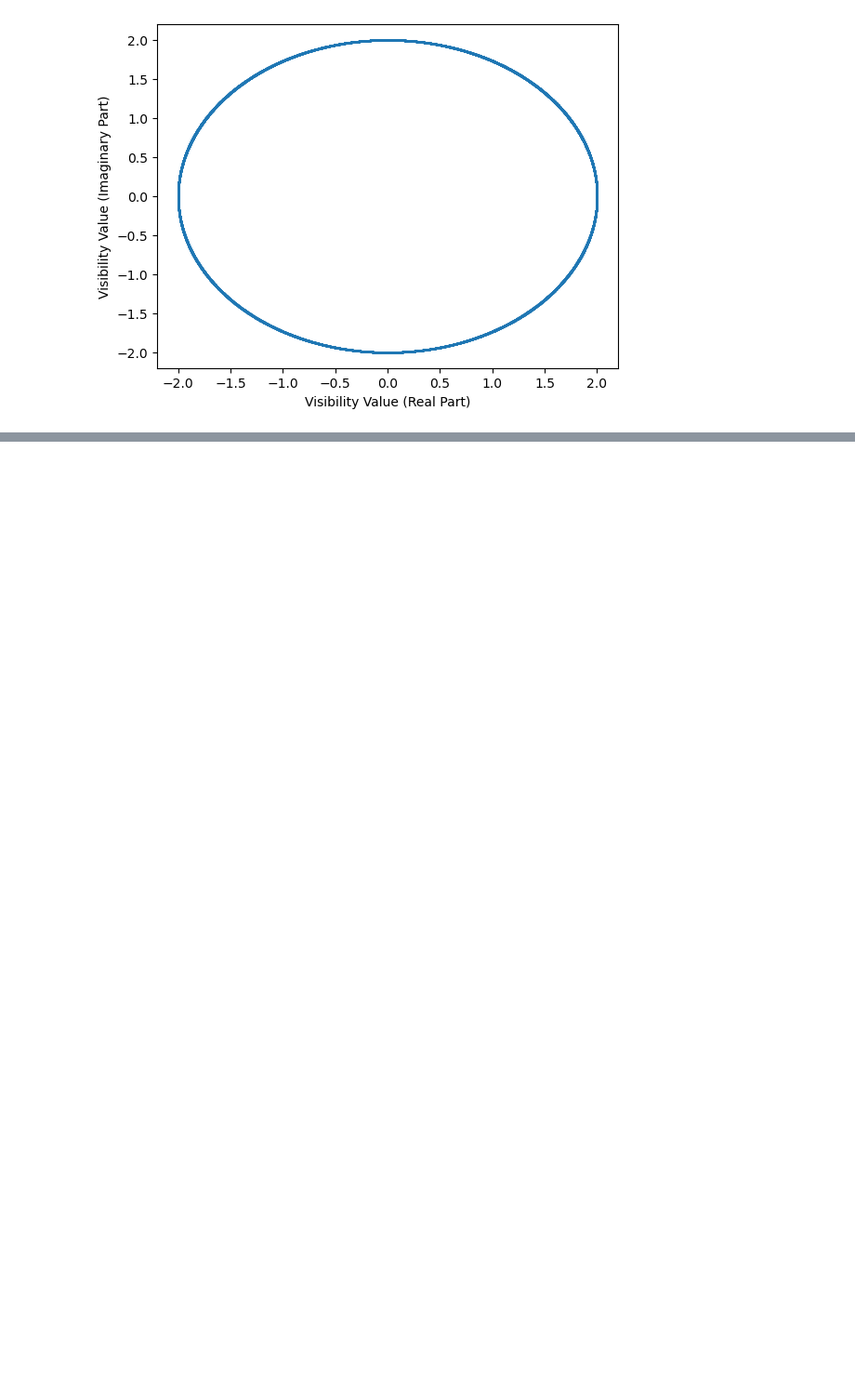
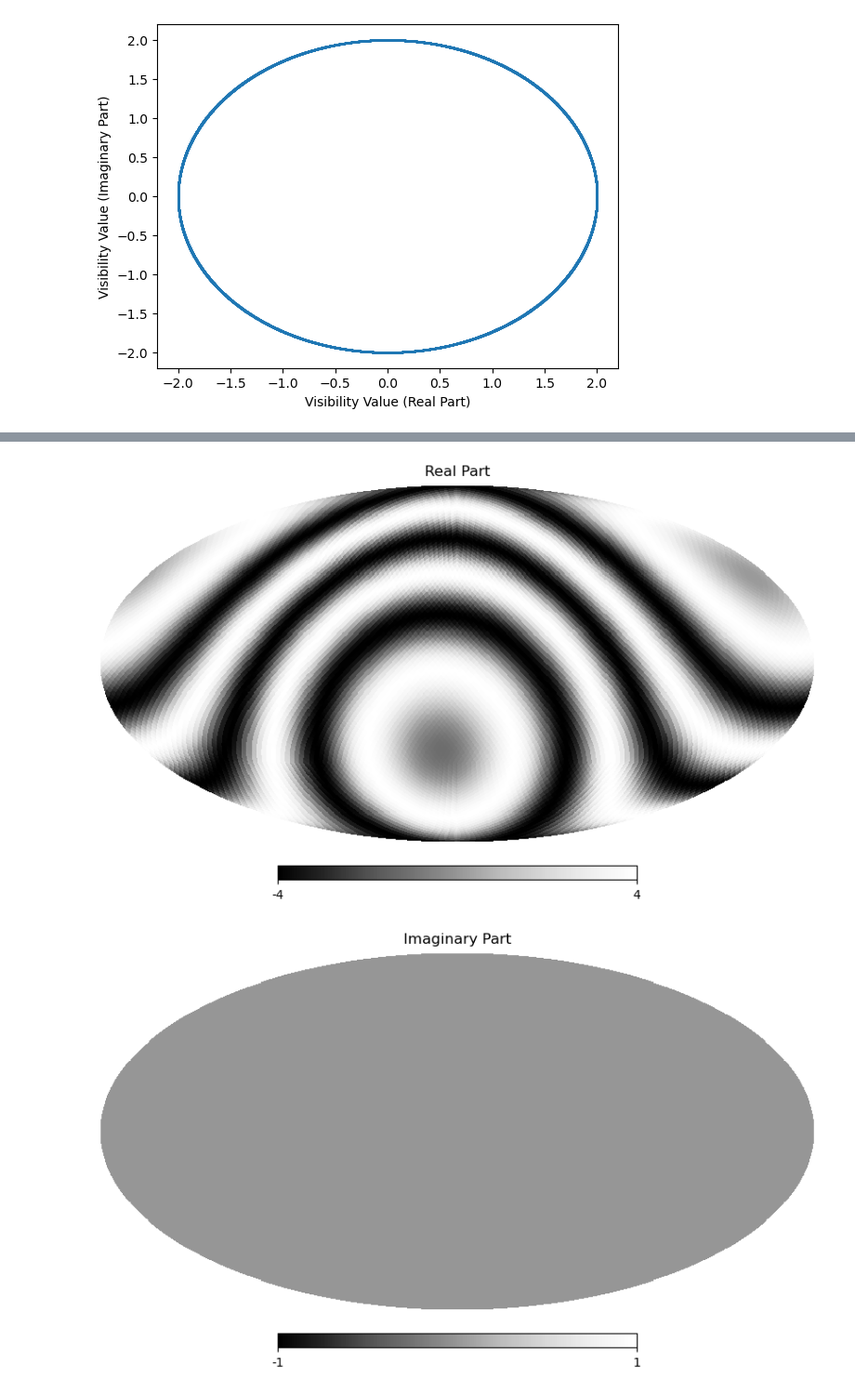
Before and after one commit to rlbyrne/radio3D, a Jupyter notebook: imaging_test.ipynb, the cells around one changed output, grey strips where cells are left out. Shown at 93% size. Cells and saved outputs as stored; diff of their text form; code cells hidden in the pictures; blank space fills up the shorter version.

```diff
--- a/imaging_test.ipynb
+++ b/imaging_test.ipynb
@@ -171,0 +131,32 @@ proj = healpy.mollview(
+# %%
+# Test single baselines
+reconstructed_pixel_vals_single_bl = image3d.pixel_based_imaging(
+    visibilities[[0]],
+    u_vals[:, [0]],
+    nside,
+)
+proj = healpy.mollview(
+    map=np.real(reconstructed_pixel_vals_single_bl),
+    coord="C",  # Assume map is in celestial coordinates
+    nest=False,
+    title="Real Part",
+    cbar=True,
+    cmap='Greys_r',
+    return_projected_map=False,
+    notext=True,
+    unit=None
+)
+proj = healpy.mollview(
+    map=np.imag(reconstructed_pixel_vals_single_bl),
+    coord="C",  # Assume map is in celestial coordinates
+    nest=False,
+    title="Imaginary Part",
+    cbar=True,
+    cmap='Greys_r',
+    return_projected_map=False,
+    notext=True,
+    unit=None
+)
+# %% [output]
+[figure, added]
+[figure, added]
```
Also changed, not shown: parts of 13 cells of this notebook, 1 other file.
